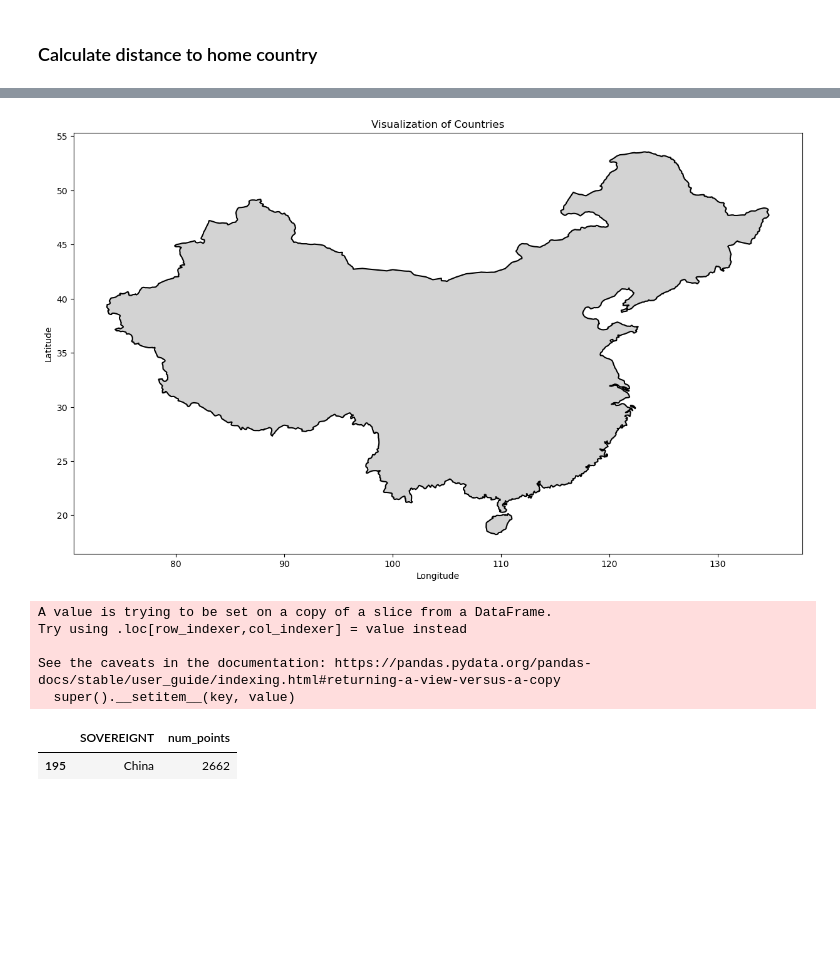
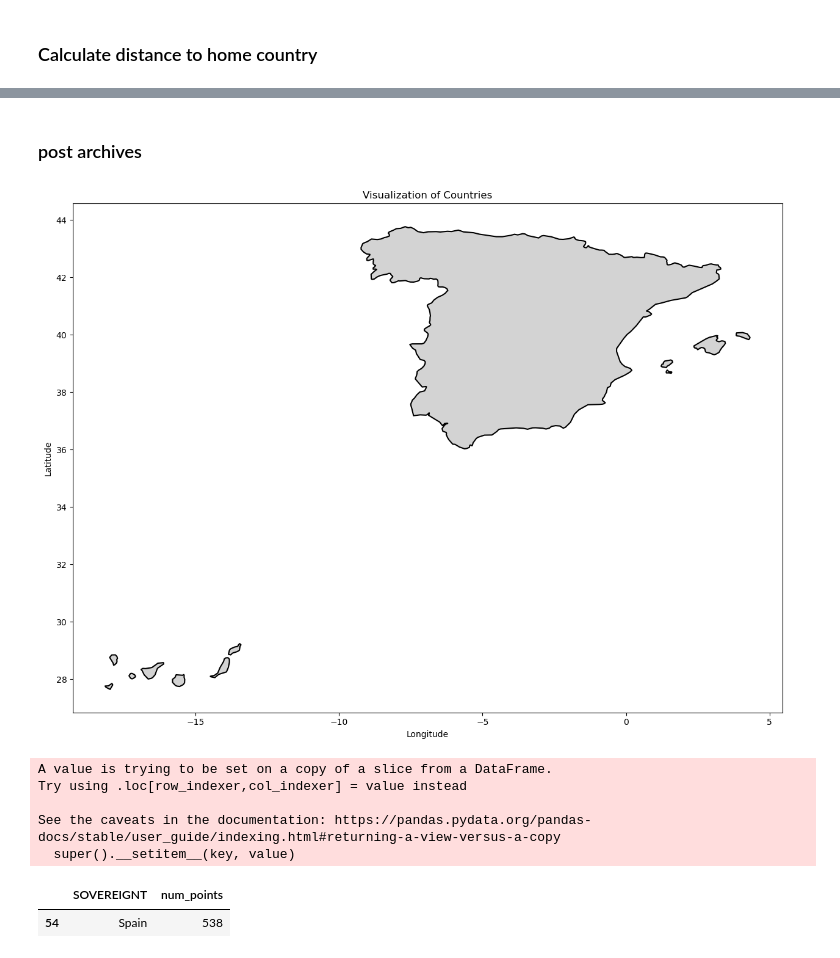
Before and after one commit to RRRan2333/ais_fishing_signal, a Jupyter notebook: side_random_select_half.ipynb, the cells around one changed output, grey strips where cells are left out. Cells and saved outputs as stored; diff of their text form; code cells hidden in the pictures; blank space fills up the shorter version.

Commit message:
nearest point to home country calc complete

```diff
--- a/side_random_select_half.ipynb
+++ b/side_random_select_half.ipynb
@@ -106,0 +86,21 @@ Name: geometry, Length: 242, dtype: geometry
+# %%
+# load geo shape files from shape_files folder
+import geopandas as gpd
+from geopandas import GeoDataFrame
+from shapely.geometry import Point, MultiPolygon
+from geopy.distance import geodesic
+
+# load shape files
+countries_border_raw = gpd.read_file("shape_files_countries/ne_50m_admin_0_countries.shp")
+
+# drop all columns except ADM0_A3 and geometry
+countries_border = countries_border_raw[['ADM0_A3', 'geometry']]
+
+# apply Douglas-Peucker simiplification algorithm to reduce the number of points
+tolerance = 0.1 # adjustable
+countries_border['geometry'] = countries_border['geometry'].simplify(tolerance, preserve_topology=True)
+
+# left join ais_data with selected_countries
+ais_border = ais_data.merge(countries_border, left_on='flag', right_on='ADM0_A3', how='left')
+
+ais_border['gap_start_lat'].max(), ais_border['gap_start_lon'].max()
@@ -107,19 +173,23 @@ Name: geometry, Length: 242, dtype: geometry
+# %% [markdown]
+### post archives
 # %%
+countries_border = countries_border_raw.copy()
+
 # filter the country borders GeoDataFrame to only include the specified countries
-selected_countries = countries_border[countries_border['ADM0_A3'].isin(['CHN'])]
+selected_countries = countries_border[countries_border['ADM0_A3'].isin(['ESP'])]
 
 # Plot the selected countries
 fig, ax = plt.subplots(figsize=(15, 15))
 selected_countries.plot(ax=ax, edgecolor='black', color='lightgray', linewidth=1.5)
 
 # Set title and labels
 ax.set_title("Visualization of Countries")
 plt.xlabel("Longitude")
 plt.ylabel("Latitude")
 
 plt.show()
 # %% [output]
-[figure, old version]
+[figure, new version]
 # %%
 def num_points(geom):
     if geom.geom_type == 'Polygon':
@@ -140,5 +210,5 @@ Try using .loc[row_indexer,col_indexer] = value instead
 See the caveats in the documentation: https://pandas.pydata.org/pandas-docs/stable/user_guide/indexing.html#returning-a-view-versus-a-copy
   super().__setitem__(key, value)
 |  | SOVEREIGNT | num_points |
-| 195 | China | 2662 |
+| 54 | Spain | 538 |
 # %%
```
Also changed, not shown: parts of 11 cells of this notebook, 1 other file.
